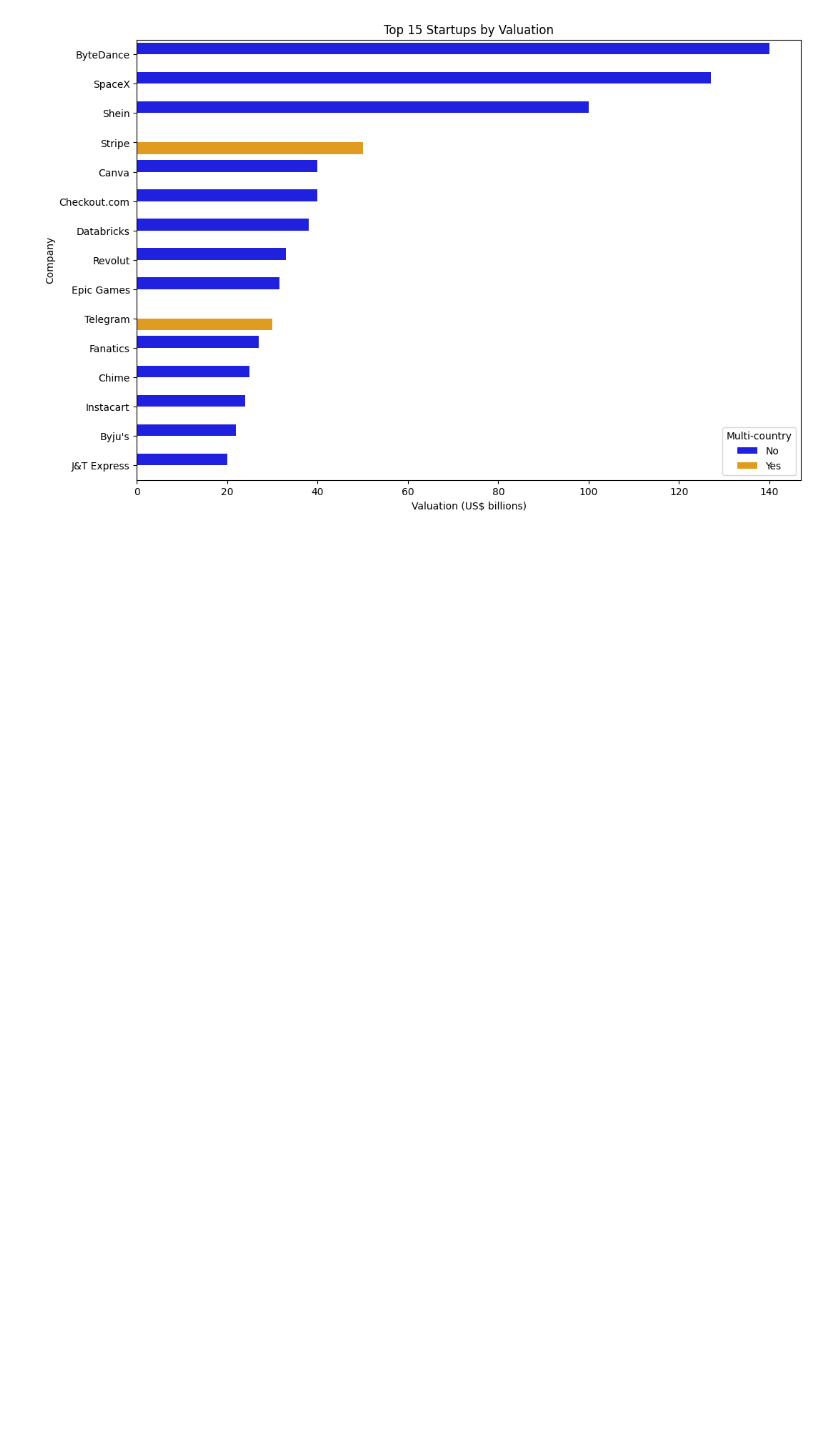
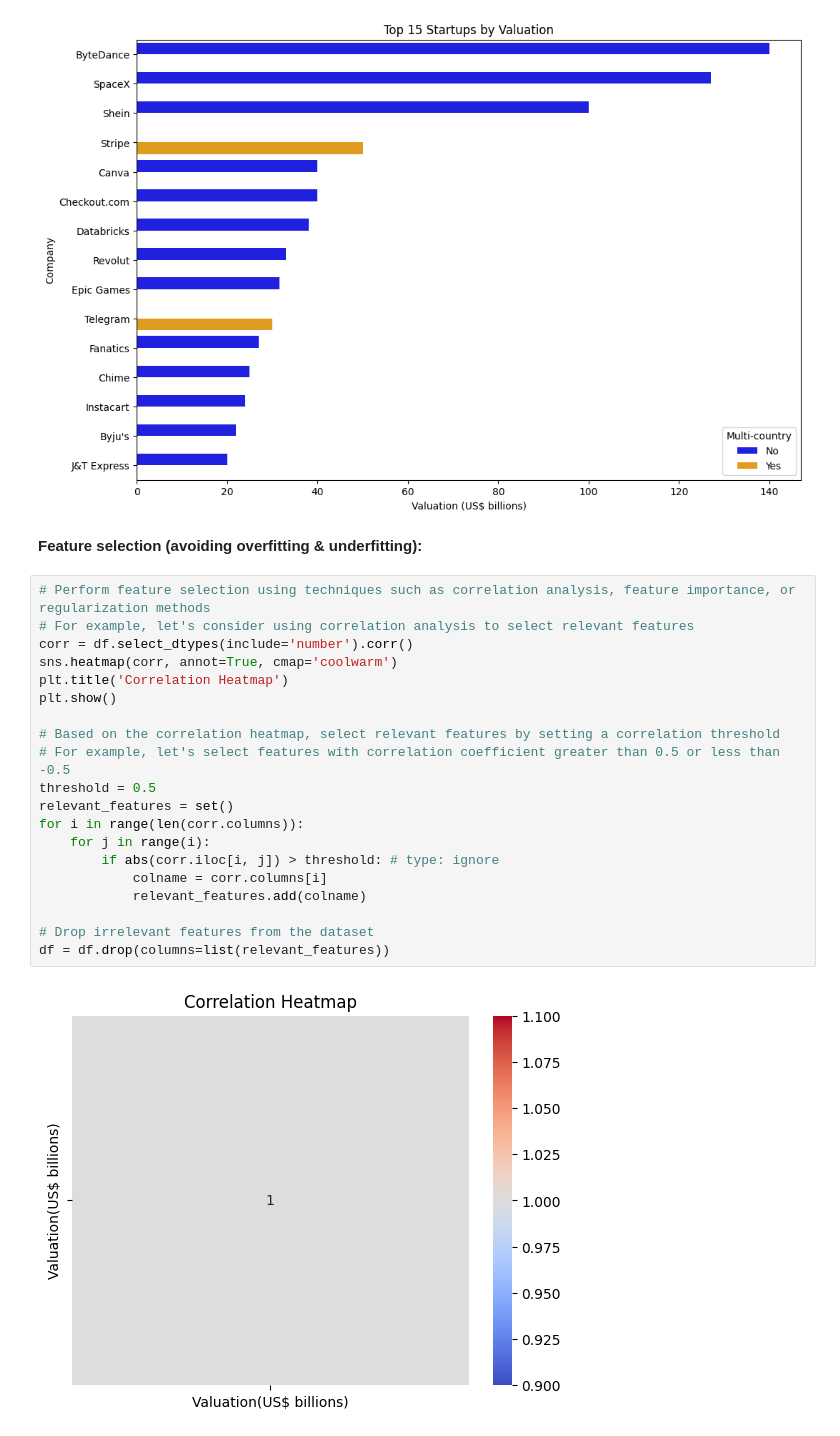
Before and after one commit to AayushMohan/List-Of-Unicorn-Startups-DataSet, a Jupyter notebook: frm.ipynb, the cells around one changed output. Cells and saved outputs as stored; diff of their text form; blank space fills up the shorter version.

Commit message:
Added Feature Selection

```diff
--- a/frm.ipynb
+++ b/frm.ipynb
@@ -118,3 +123,27 @@ ax.set_title('Top 15 Startups by Valuation')
 plt.show()
 # %% [output]
 [figure]
+# %% [markdown]
+**Feature selection (avoiding overfitting & underfitting):**
+# %%
+# Perform feature selection using techniques such as correlation analysis, feature importance, or regularization methods
+# For example, let's consider using correlation analysis to select relevant features
+corr = df.select_dtypes(include='number').corr()
+sns.heatmap(corr, annot=True, cmap='coolwarm')
+plt.title('Correlation Heatmap')
+plt.show()
+
+# Based on the correlation heatmap, select relevant features by setting a correlation threshold
+# For example, let's select features with correlation coefficient greater than 0.5 or less than -0.5
+threshold = 0.5
+relevant_features = set()
+for i in range(len(corr.columns)):
+    for j in range(i):
+        if abs(corr.iloc[i, j]) > threshold: # type: ignore
+            colname = corr.columns[i]
+            relevant_features.add(colname)
+
+# Drop irrelevant features from the dataset
+df = df.drop(columns=list(relevant_features))
+# %% [output]
+[figure, added]
```
Also changed, not shown: parts of 1 cell of this notebook.
